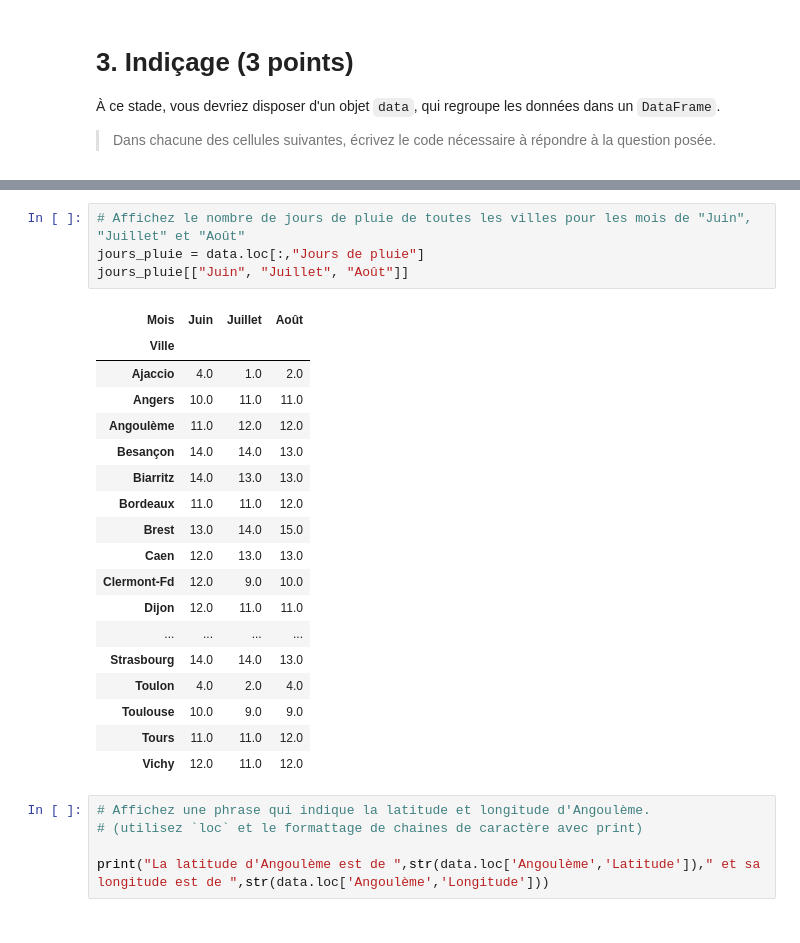
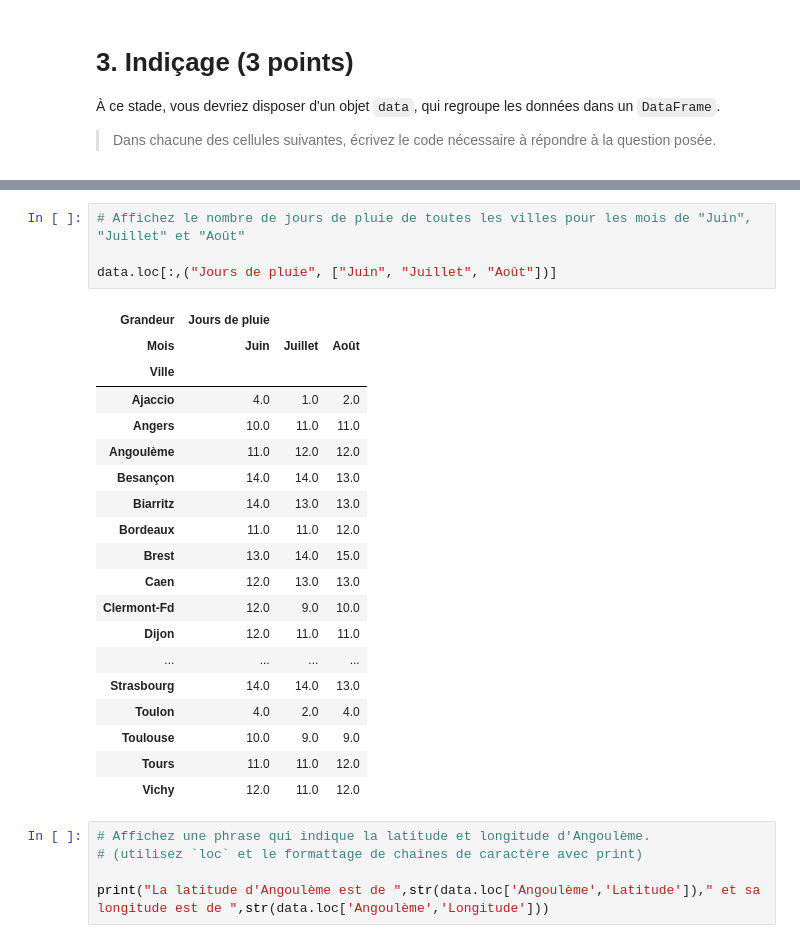
Before and after one commit to campusplage/compte-rendus-martin_elatrache, a Jupyter notebook: Copie_de_TP1_pandas.ipynb, the cells around one changed output, grey strips where cells are left out. Cells and saved outputs as stored; diff of their text form.

```diff
--- a/Copie_de_TP1_pandas.ipynb
+++ b/Copie_de_TP1_pandas.ipynb
@@ -150,9 +150,10 @@ data.loc[:,"Précipitations"]
 | Biarritz | 128.0 | 105.0 | 98.0 | 102.0 | 100.0 | 91.0 | 69.0 | 123.0 | 155.0 | 152.0 | 175.0 | ... |
 # %%
 # Affichez le nombre de jours de pluie de toutes les villes pour les mois de "Juin", "Juillet" et "Août"
-jours_pluie = data.loc[:,"Jours de pluie"]
-jours_pluie[["Juin", "Juillet", "Août"]]
+
+data.loc[:,("Jours de pluie", ["Juin", "Juillet", "Août"])]
 # %% [output]
+| Grandeur | Jours de pluie |  |  |
 | Mois | Juin | Juillet | Août |
 | Ville |  |  |  |
 | Ajaccio | 4.0 | 1.0 | 2.0 |
```
Also changed, not shown: parts of 16 cells of this notebook.
